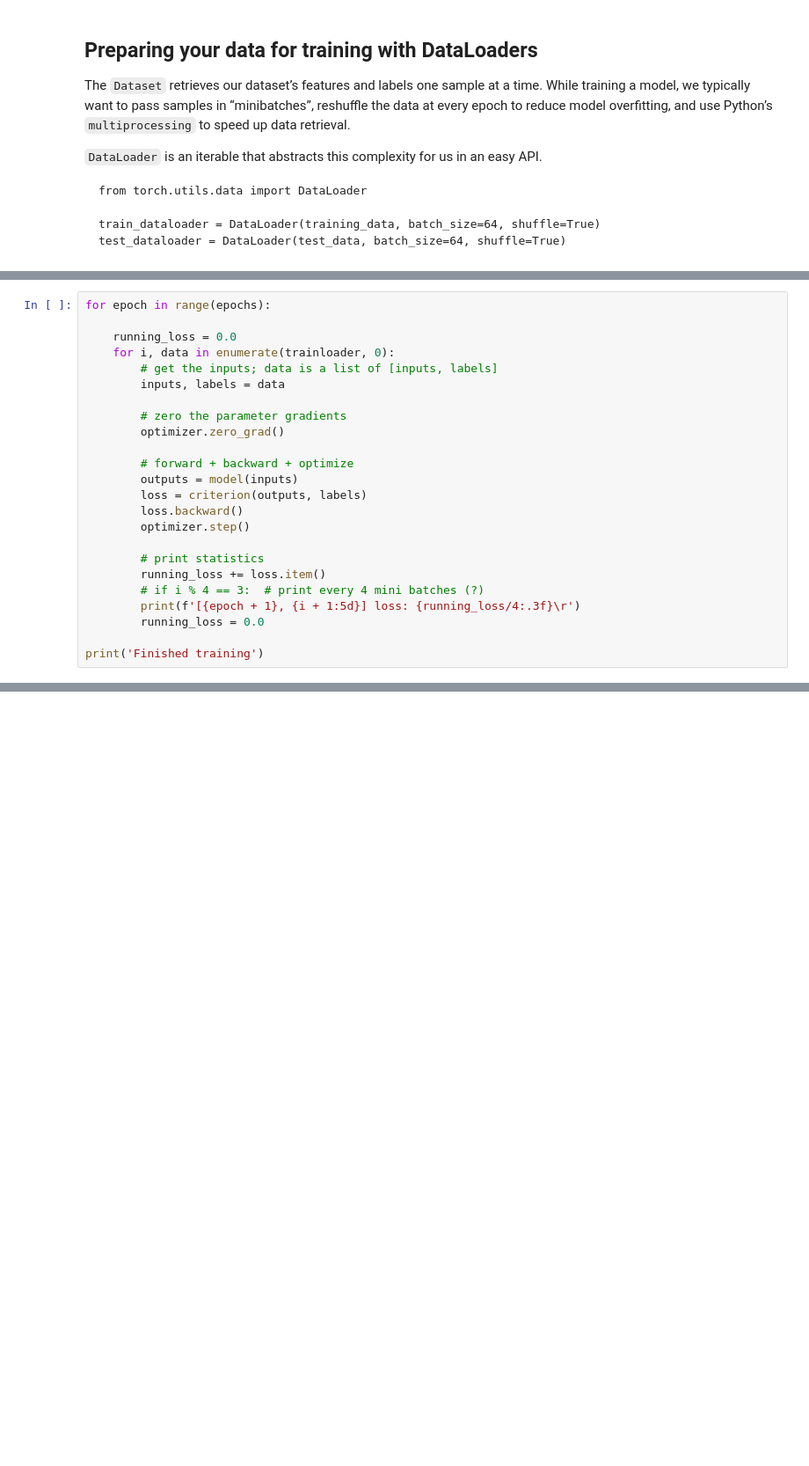
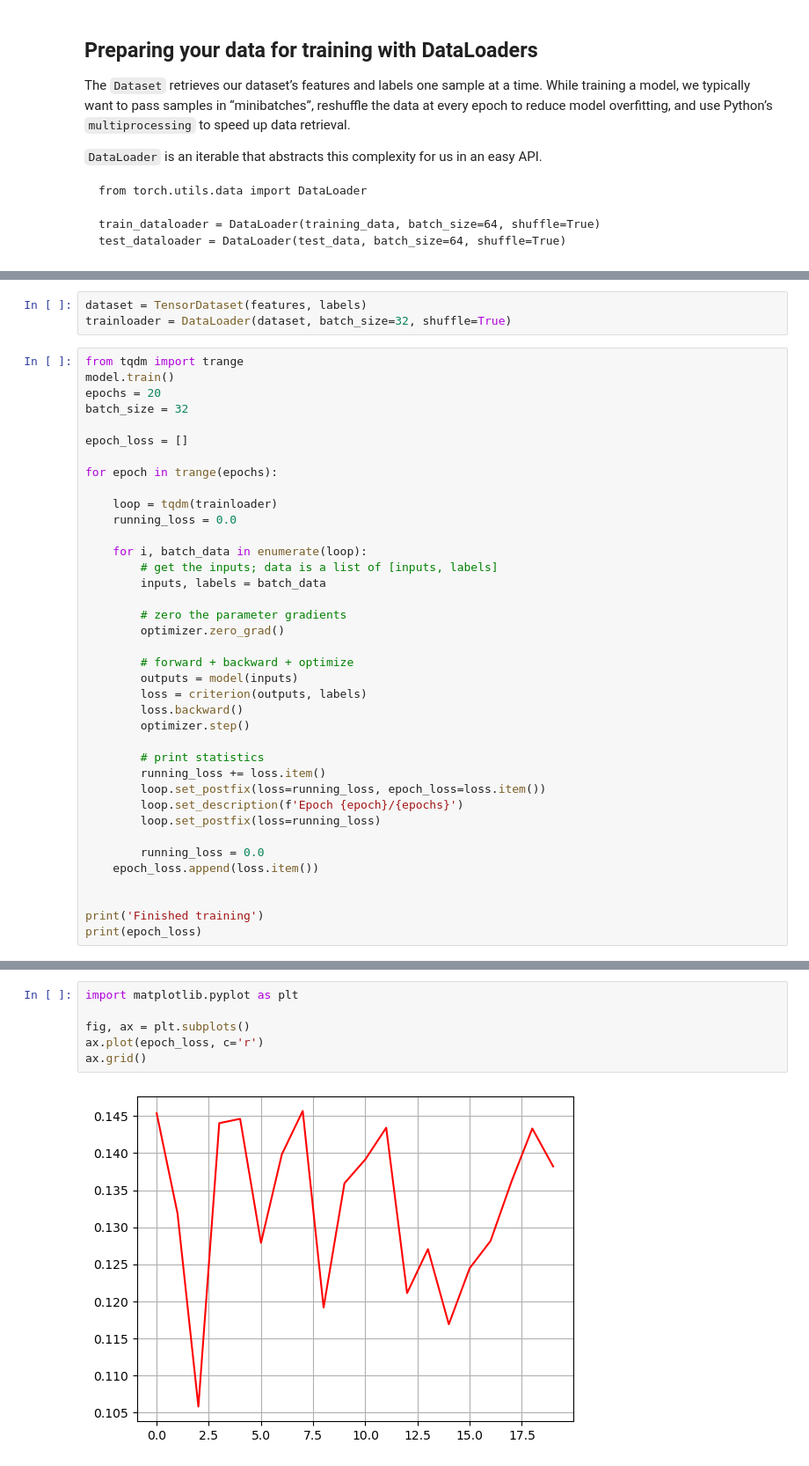
Before and after one commit to jarltc/2d-discharge-nn, a Jupyter notebook: torch/create_model.ipynb, the cells around one changed output, grey strips where cells are left out. Shown at 88% size. Cells and saved outputs as stored; diff of their text form; blank space fills up the shorter version.

Commit message:
Testing epoch_loss for plotting

```diff
--- a/torch/create_model.ipynb
+++ b/torch/create_model.ipynb
@@ -113,10 +73,22 @@ trainloader = torch.utils.data.DataLoader(trainset, batch_size=batch_size, shuff
+# %%
+dataset = TensorDataset(features, labels)
+trainloader = DataLoader(dataset, batch_size=32, shuffle=True)
 # %%
-for epoch in range(epochs):
+from tqdm import trange
+model.train()
+epochs = 20
+batch_size = 32
 
+epoch_loss = []
+
+for epoch in trange(epochs):
+
+    loop = tqdm(trainloader)
     running_loss = 0.0
-    for i, data in enumerate(trainloader, 0):
+
+    for i, batch_data in enumerate(loop):
         # get the inputs; data is a list of [inputs, labels]
-        inputs, labels = data
+        inputs, labels = batch_data
 
         # zero the parameter gradients
         optimizer.zero_grad()
@@ -129,9 +101,14 @@ for epoch in range(epochs):
 
         # print statistics
         running_loss += loss.item()
-        # if i % 4 == 3:  # print every 4 mini batches (?)
-        print(f'[{epoch + 1}, {i + 1:5d}] loss: {running_loss/4:.3f}\r')
+        loop.set_postfix(loss=running_loss, epoch_loss=loss.item())
+        loop.set_description(f'Epoch {epoch}/{epochs}')
+        loop.set_postfix(loss=running_loss)
+
         running_loss = 0.0
+    epoch_loss.append(loss.item())
+
 
 print('Finished training')
+print(epoch_loss)
 # %% [output]
@@ -154,0 +117,8 @@ Finished training
+# %%
+import matplotlib.pyplot as plt
+
+fig, ax = plt.subplots()
+ax.plot(epoch_loss, c='r')
+ax.grid()
+# %% [output]
+[figure, added]
```
Also changed, not shown: parts of 6 cells of this notebook.
